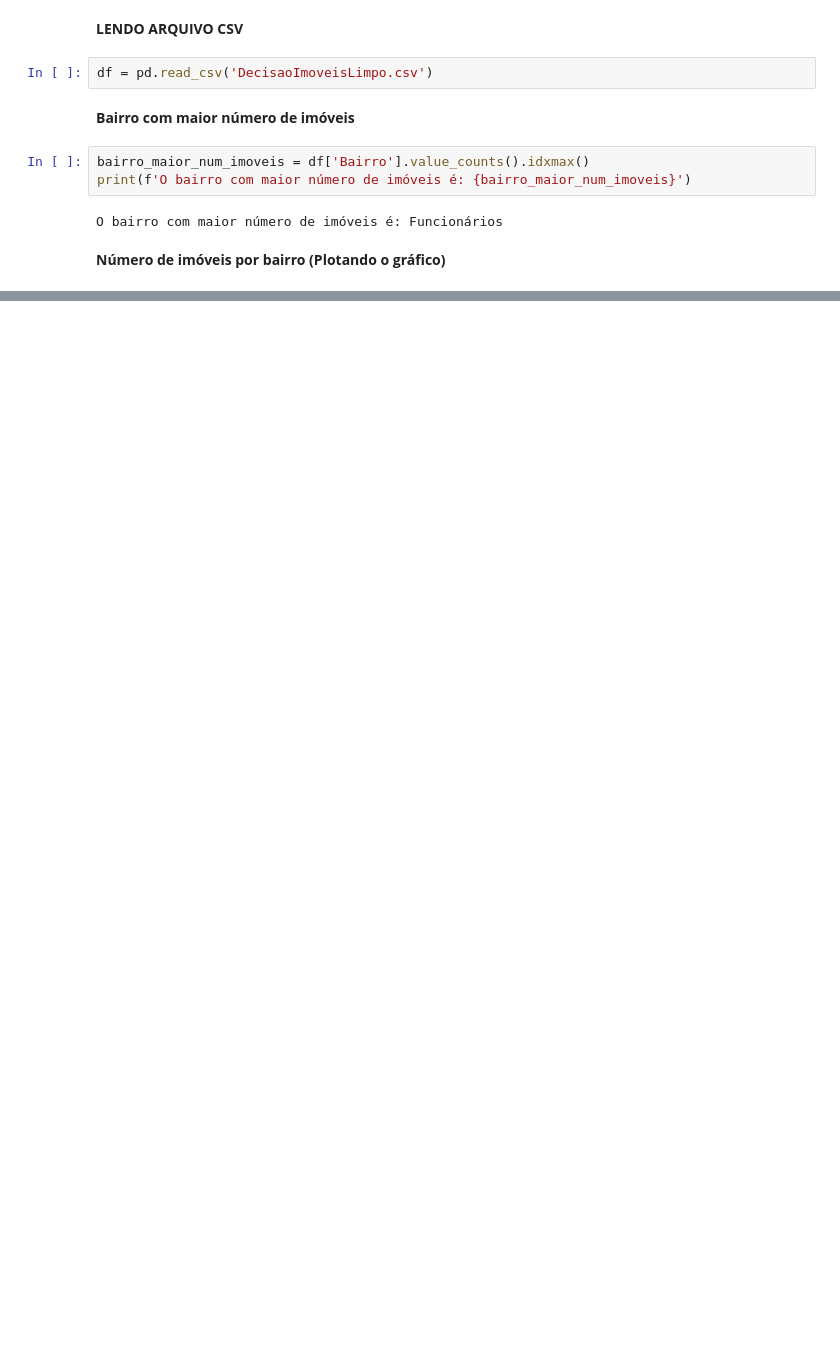
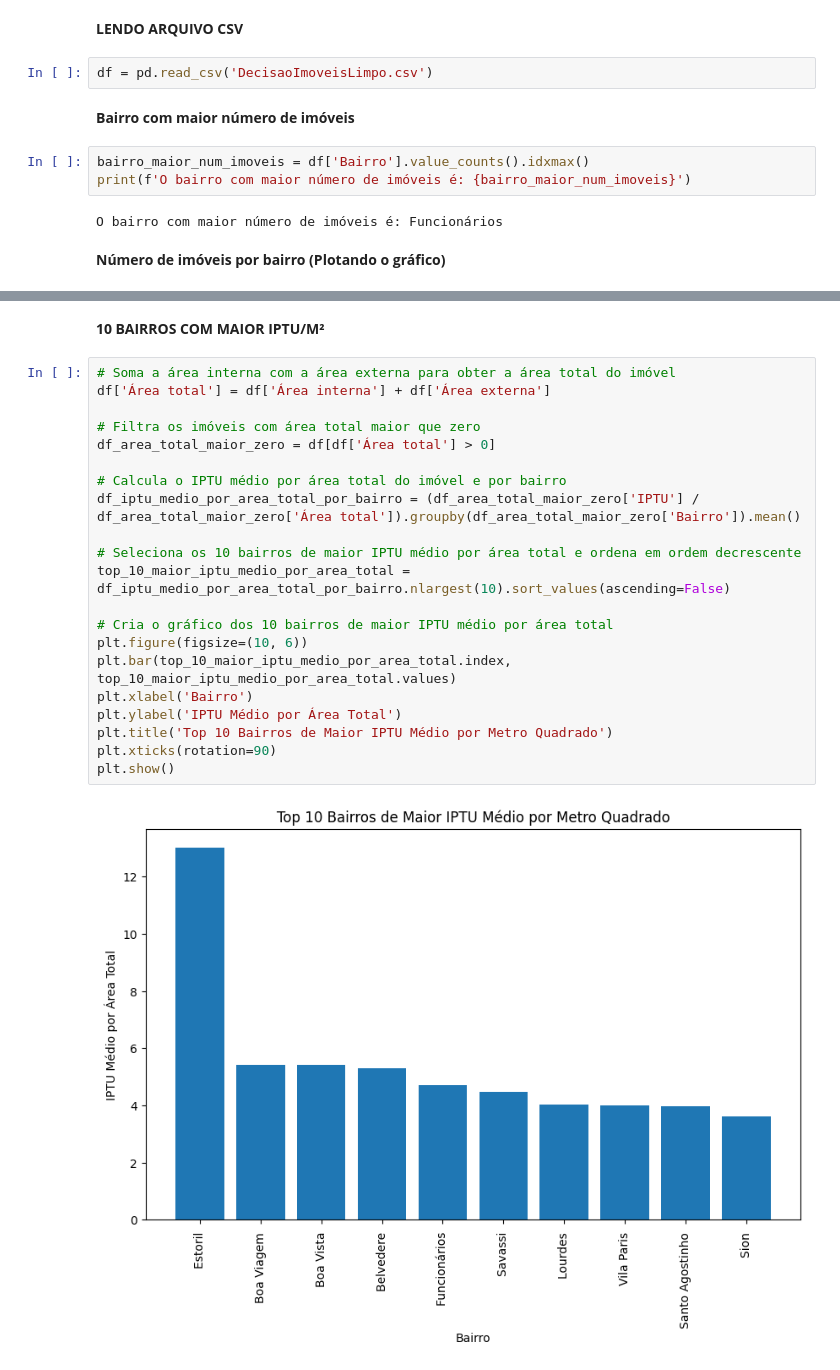
Before and after one commit to arthurlm1234/Estudo-Residencial-BH, a Jupyter notebook: plots.ipynb, the cells around one changed output, grey strips where cells are left out. Cells and saved outputs as stored; diff of their text form; blank space fills up the shorter version.

```diff
--- a/plots.ipynb
+++ b/plots.ipynb
@@ -28,0 +64,25 @@ plt.show()
+# %% [markdown]
+**10 BAIRROS COM MAIOR IPTU/M²**
+# %%
+# Soma a área interna com a área externa para obter a área total do imóvel
+df['Área total'] = df['Área interna'] + df['Área externa']
+
+# Filtra os imóveis com área total maior que zero
+df_area_total_maior_zero = df[df['Área total'] > 0]
+
+# Calcula o IPTU médio por área total do imóvel e por bairro
+df_iptu_medio_por_area_total_por_bairro = (df_area_total_maior_zero['IPTU'] / df_area_total_maior_zero['Área total']).groupby(df_area_total_maior_zero['Bairro']).mean()
+
+# Seleciona os 10 bairros de maior IPTU médio por área total e ordena em ordem decrescente
+top_10_maior_iptu_medio_por_area_total = df_iptu_medio_por_area_total_por_bairro.nlargest(10).sort_values(ascending=False)
+
+# Cria o gráfico dos 10 bairros de maior IPTU médio por área total
+plt.figure(figsize=(10, 6))
+plt.bar(top_10_maior_iptu_medio_por_area_total.index, top_10_maior_iptu_medio_por_area_total.values)
+plt.xlabel('Bairro')
+plt.ylabel('IPTU Médio por Área Total')
+plt.title('Top 10 Bairros de Maior IPTU Médio por Metro Quadrado')
+plt.xticks(rotation=90)
+plt.show()
+# %% [output]
+[figure, added]
```
Also changed, not shown: parts of 11 cells of this notebook.
